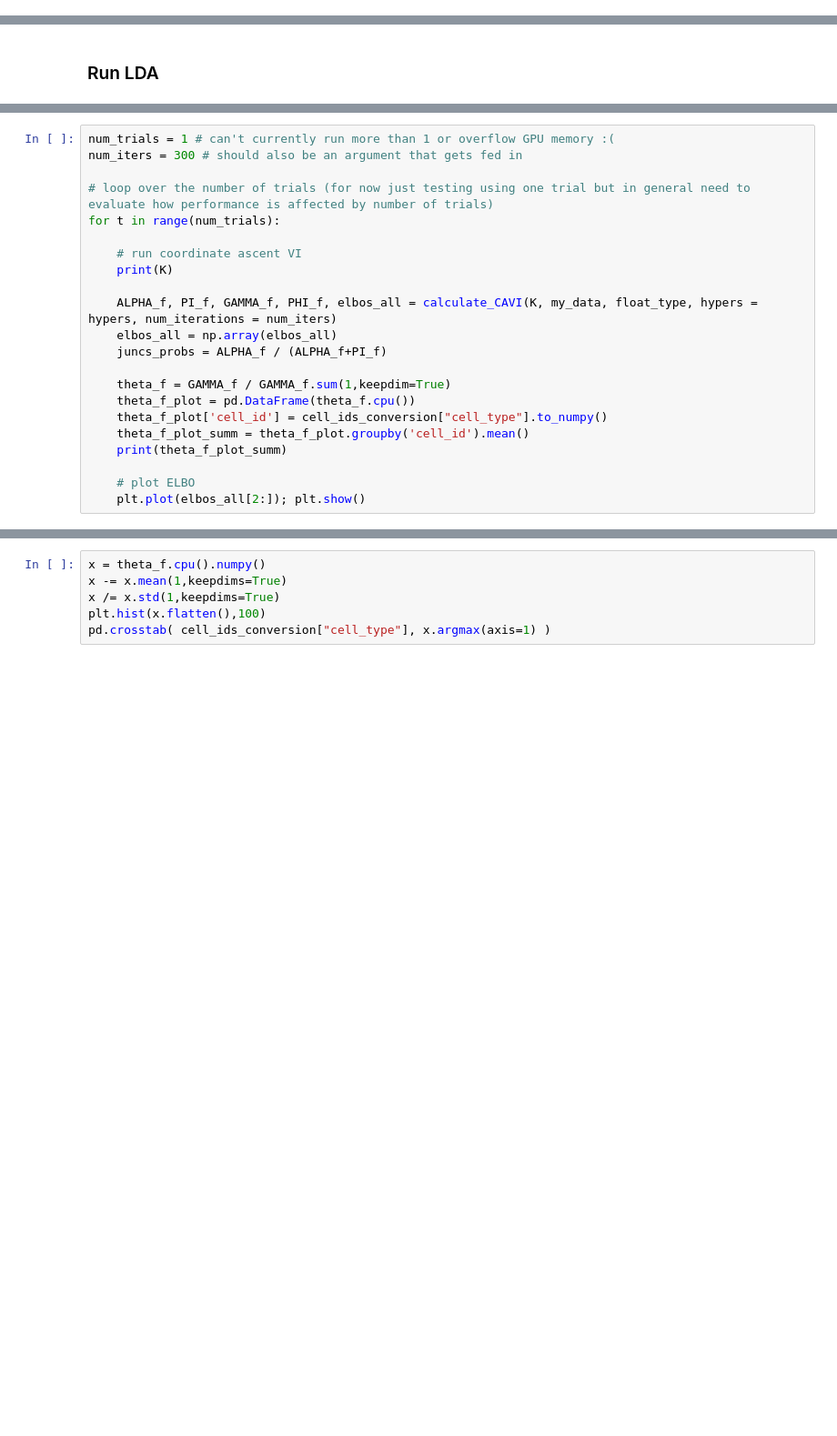
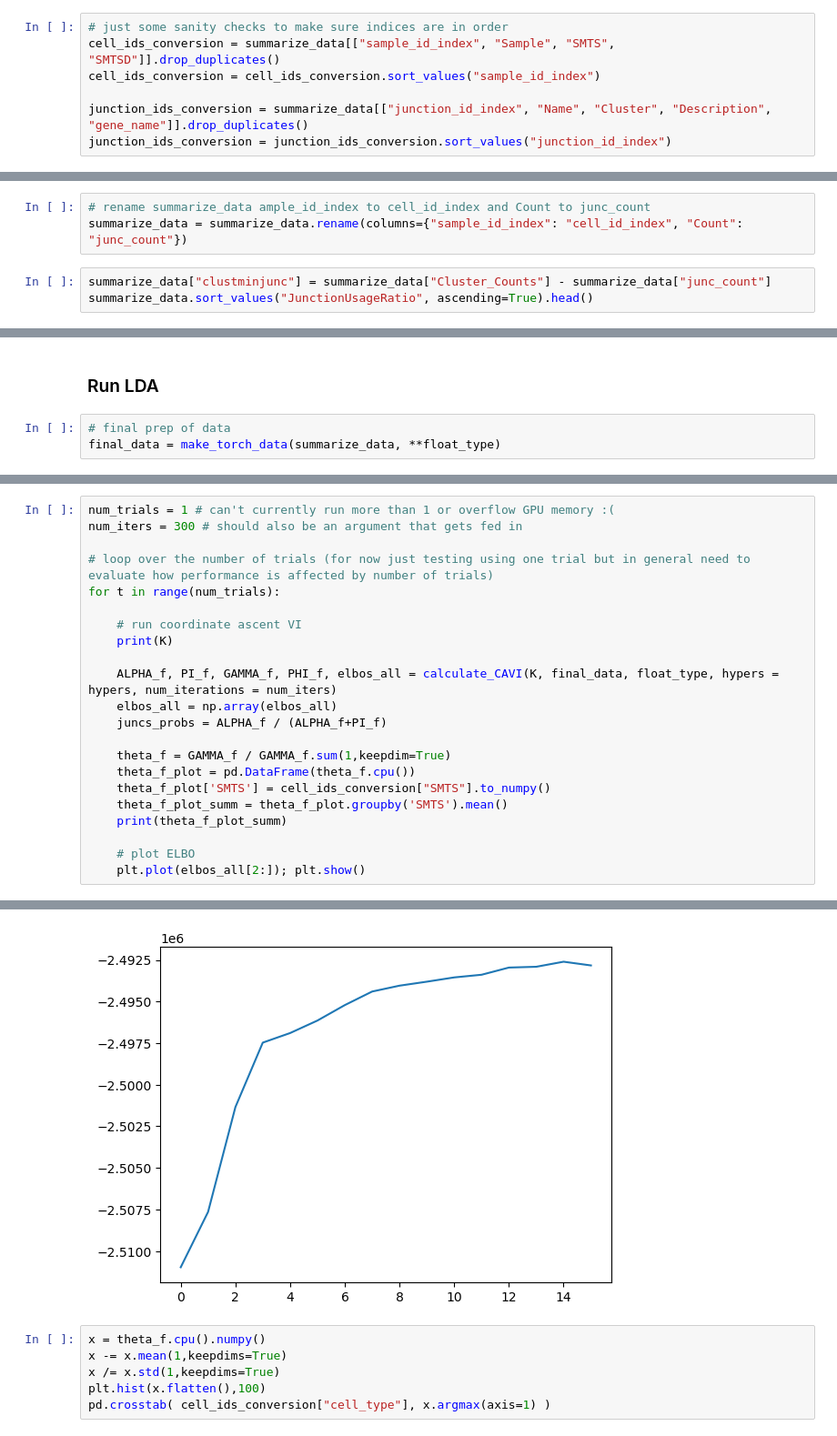
Before and after one commit to daklab/LeafletSC, a Jupyter notebook: src/beta-binomial-lda/betabinomial_LDA_GTEx.ipynb, the cells around one changed output, grey strips where cells are left out. Shown at 91% size. Drawn from its saved outputs; the diff is of its cells as text; blank space fills up the shorter version.

```diff
--- a/src/beta-binomial-lda/betabinomial_LDA_GTEx.ipynb
+++ b/src/beta-binomial-lda/betabinomial_LDA_GTEx.ipynb
@@ -175,0 +96,7 @@ my_data
+# %%
+# just some sanity checks to make sure indices are in order
+cell_ids_conversion = summarize_data[["sample_id_index", "Sample", "SMTS", "SMTSD"]].drop_duplicates()
+cell_ids_conversion = cell_ids_conversion.sort_values("sample_id_index")
+
+junction_ids_conversion = summarize_data[["junction_id_index", "Name", "Cluster", "Description", "gene_name"]].drop_duplicates()
+junction_ids_conversion = junction_ids_conversion.sort_values("junction_id_index")
@@ -175,0 +114,6 @@ my_data
+# %%
+# rename summarize_data ample_id_index to cell_id_index and Count to junc_count
+summarize_data = summarize_data.rename(columns={"sample_id_index": "cell_id_index", "Count": "junc_count"})
+# %%
+summarize_data["clustminjunc"] = summarize_data["Cluster_Counts"] - summarize_data["junc_count"]
+summarize_data.sort_values("JunctionUsageRatio", ascending=True).head()
@@ -176,2 +127,5 @@ my_data
 # %% [markdown]
 ### Run LDA
+# %%
+# final prep of data
+final_data = make_torch_data(summarize_data, **float_type)
@@ -185,15 +158,16 @@ for t in range(num_trials):
     # run coordinate ascent VI
     print(K)
 
-    ALPHA_f, PI_f, GAMMA_f, PHI_f, elbos_all = calculate_CAVI(K, my_data, float_type, hypers = hypers, num_iterations = num_iters)
+    ALPHA_f, PI_f, GAMMA_f, PHI_f, elbos_all = calculate_CAVI(K, final_data, float_type, hypers = hypers, num_iterations = num_iters)
     elbos_all = np.array(elbos_all)
     juncs_probs = ALPHA_f / (ALPHA_f+PI_f)
 
     theta_f = GAMMA_f / GAMMA_f.sum(1,keepdim=True)
     theta_f_plot = pd.DataFrame(theta_f.cpu())
-    theta_f_plot['cell_id'] = cell_ids_conversion["cell_type"].to_numpy()
-    theta_f_plot_summ = theta_f_plot.groupby('cell_id').mean()
+    theta_f_plot['SMTS'] = cell_ids_conversion["SMTS"].to_numpy()
+    theta_f_plot_summ = theta_f_plot.groupby('SMTS').mean()
     print(theta_f_plot_summ)
 
     # plot ELBO
     plt.plot(elbos_all[2:]); plt.show()
+# %% [output]
@@ -200,3 +191,4 @@ for t in range(num_trials):
+[figure, added]
 # %%
 x = theta_f.cpu().numpy()
 x -= x.mean(1,keepdims=True)
```
Also changed, not shown: parts of 46 cells of this notebook, 17 other files.
